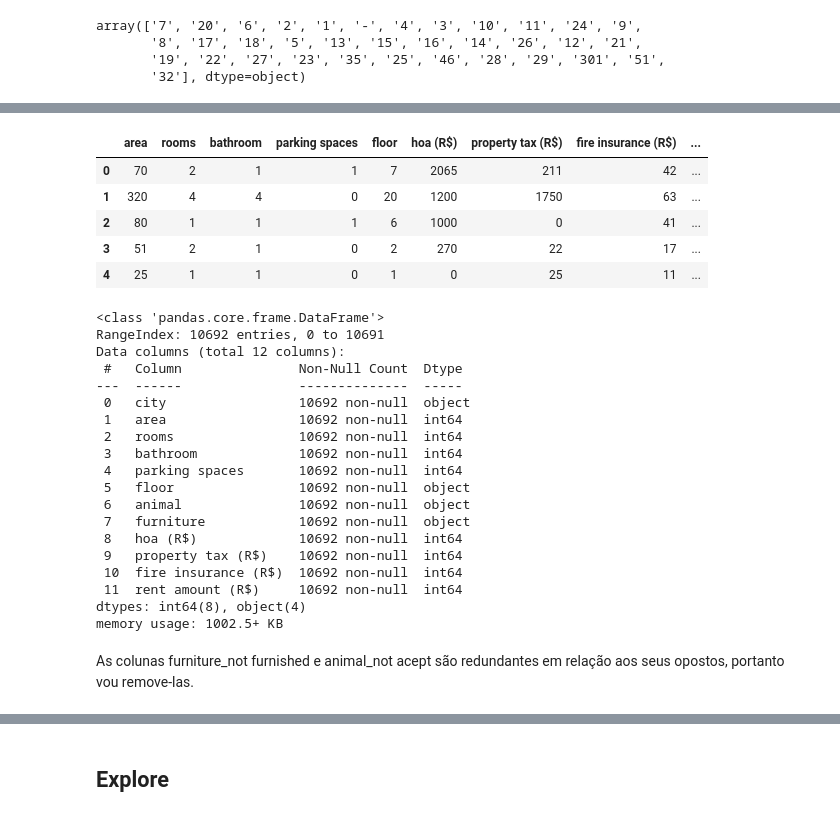
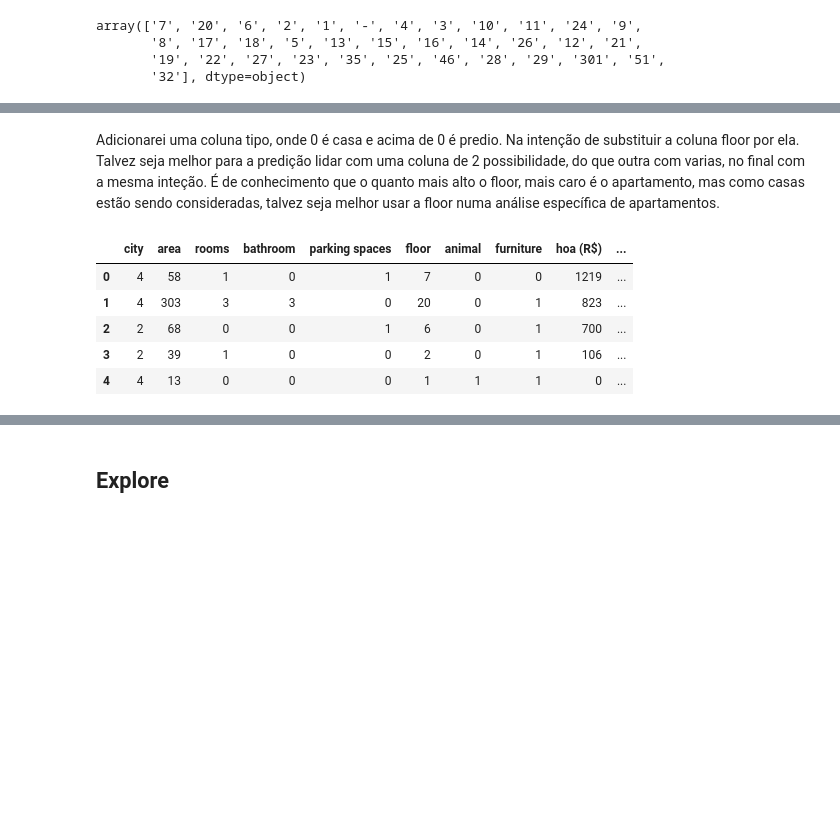
Before and after one commit to KValim/Projetcs, a Jupyter notebook: FIAP/deep learning I/quinto_andar/quinto_andar.ipynb, the cells around one changed output, grey strips where cells are left out. Saved outputs shown, nothing was run; the diff lists cells and outputs as text; code cells hidden in the pictures; blank space fills up the shorter version.

```diff
--- a/FIAP/deep learning I/quinto_andar/quinto_andar.ipynb
+++ b/FIAP/deep learning I/quinto_andar/quinto_andar.ipynb
@@ -129,0 +111,3 @@ Assumindo que as residencia com floor igual '-' sejam casas, criarei uma coluna
+# %%
+df["floor"] = df["floor"].replace('-', '0')
+df.floor.unique()
@@ -129,0 +128,5 @@ Assumindo que as residencia com floor igual '-' sejam casas, criarei uma coluna
+# %%
+df = df[(df['floor']!='301')]
+df = df.reset_index(drop=True)
+df['floor'] = df['floor'].astype(int)
+df.info()
@@ -129,0 +155,21 @@ Assumindo que as residencia com floor igual '-' sejam casas, criarei uma coluna
+# %%
+not_continuous = []
+for col in df.columns:
+    try:
+        df[col] = df[col].str.replace(',','.')
+        df[col] = df[col].astype(float)
+    except:
+        not_continuous.append(col)
+        pass
+# %%
+from sklearn.preprocessing import LabelEncoder
+
+# Inicializa o objeto LabelEncoder
+le = LabelEncoder()
+
+for col in not_continuous:
+    # Aplica o LabelEncoder na coluna desejada do dataframe
+    df[col] = le.fit_transform(df[col])
+    df
+
+df
@@ -130,10 +190,12 @@ Assumindo que as residencia com floor igual '-' sejam casas, criarei uma coluna
+# %% [markdown]
+Adicionarei uma coluna tipo, onde 0 é casa e acima de 0 é predio. Na intenção de substituir a coluna floor por ela. Talvez seja melhor para a predição lidar com uma coluna de 2 possibilidade, do que outra com varias, no final com a mesma inteção. É de conhecimento que o quanto mais alto o floor, mais caro é o apartamento, mas como casas estão sendo consideradas, talvez seja melhor usar a floor numa análise específica de apartamentos.
 # %%
-df["tipo"] = df["floor"].apply(lambda x: 0 if x == "-" else 1)
+df["tipo"] = df["floor"].apply(lambda x: 0 if x == 0 else 1)
 df.head()
 # %% [output]
-|  | area | rooms | bathroom | parking spaces | floor | hoa (R$) | property tax (R$) | fire insurance (R$) | ... |
-| 0 | 70 | 2 | 1 | 1 | 7 | 2065 | 211 | 42 | ... |
-| 1 | 320 | 4 | 4 | 0 | 20 | 1200 | 1750 | 63 | ... |
-| 2 | 80 | 1 | 1 | 1 | 6 | 1000 | 0 | 41 | ... |
-| 3 | 51 | 2 | 1 | 0 | 2 | 270 | 22 | 17 | ... |
-| 4 | 25 | 1 | 1 | 0 | 1 | 0 | 25 | 11 | ... |
+|  | city | area | rooms | bathroom | parking spaces | floor | animal | furniture | hoa (R$) | ... |
+| 0 | 4 | 58 | 1 | 0 | 1 | 7 | 0 | 0 | 1219 | ... |
+| 1 | 4 | 303 | 3 | 3 | 0 | 20 | 0 | 1 | 823 | ... |
+| 2 | 2 | 68 | 0 | 0 | 1 | 6 | 0 | 1 | 700 | ... |
+| 3 | 2 | 39 | 1 | 0 | 0 | 2 | 0 | 1 | 106 | ... |
+| 4 | 4 | 13 | 0 | 0 | 0 | 1 | 1 | 1 | 0 | ... |
@@ -143,24 +201,0 @@ df['floor'] = df['floor'].astype(int)
-# %%
-df.info()
-# %% [output]
-<class 'pandas.core.frame.DataFrame'>
-RangeIndex: 10692 entries, 0 to 10691
-Data columns (total 12 columns):
- #   Column               Non-Null Count  Dtype
----  ------               --------------  -----
- 0   city                 10692 non-null  object
- 1   area                 10692 non-null  int64
- 2   rooms                10692 non-null  int64
- 3   bathroom             10692 non-null  int64
- 4   parking spaces       10692 non-null  int64
- 5   floor                10692 non-null  object
- 6   animal               10692 non-null  object
- 7   furniture            10692 non-null  object
- 8   hoa (R$)             10692 non-null  int64
- 9   property tax (R$)    10692 non-null  int64
- 10  fire insurance (R$)  10692 non-null  int64
- 11  rent amount (R$)     10692 non-null  int64
-dtypes: int64(8), object(4)
-memory usage: 1002.5+ KB
-# %% [markdown]
-As colunas furniture_not furnished e animal_not acept são redundantes em relação aos seus opostos, portanto vou remove-las.
```
Also changed, not shown: parts of 38 cells of this notebook.
